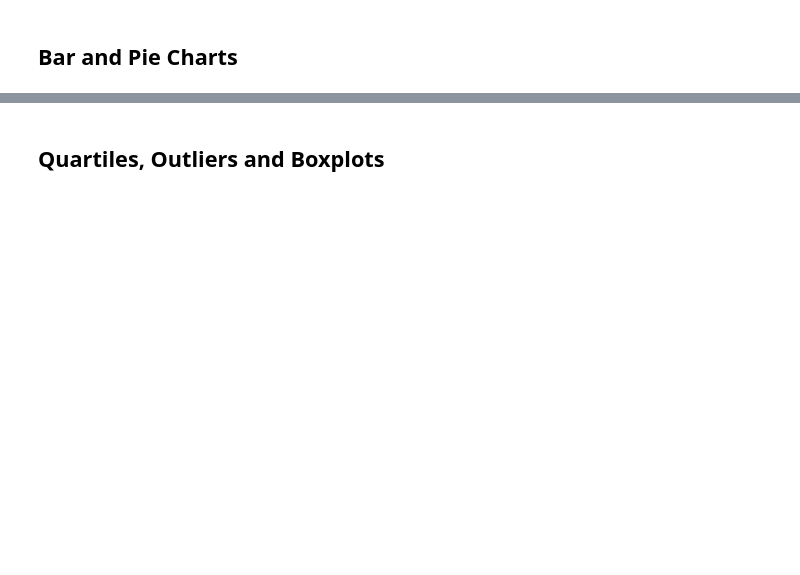
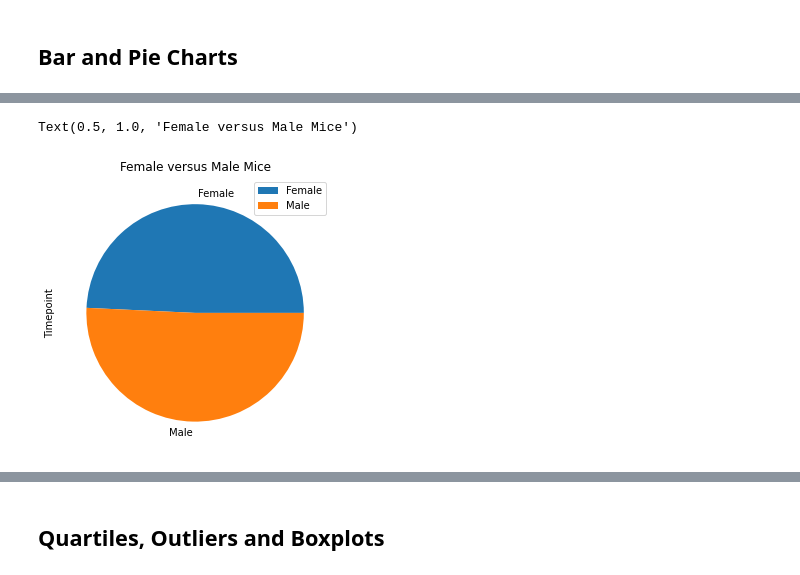
Before and after one commit to nsommerf/matplotlib, a Jupyter notebook: pymaceuticals_starter.ipynb, the cells around one changed output, grey strips where cells are left out. Cells and saved outputs as stored; diff of their text form; code cells hidden in the pictures; blank space fills up the shorter version.

```diff
--- a/pymaceuticals_starter.ipynb
+++ b/pymaceuticals_starter.ipynb
@@ -166,10 +204,10 @@ plt.ylim(0, max(measure)+25
 # %%
 # Generate a pie plot showing the distribution of female versus male mice using pandas
- titanic[["Sex", "Age"]].groupby("Sex").mean()
-Out[8]:
-              Age
-Sex
-female  27.915709
-male    30.726645
+pie_data = cleaned_df[["Sex","Timepoint"]].groupby("Sex").count()
+pieplot = pie_data.plot(kind="pie", y="Timepoint", figsize=(5,5))
+plt.title("Female versus Male Mice")
+# %% [output]
+Text(0.5, 1.0, 'Female versus Male Mice')
+[figure, added]
 # %%
 # Generate a pie plot showing the distribution of female versus male mice using pyplot
```
Also changed, not shown: parts of 21 cells of this notebook.
